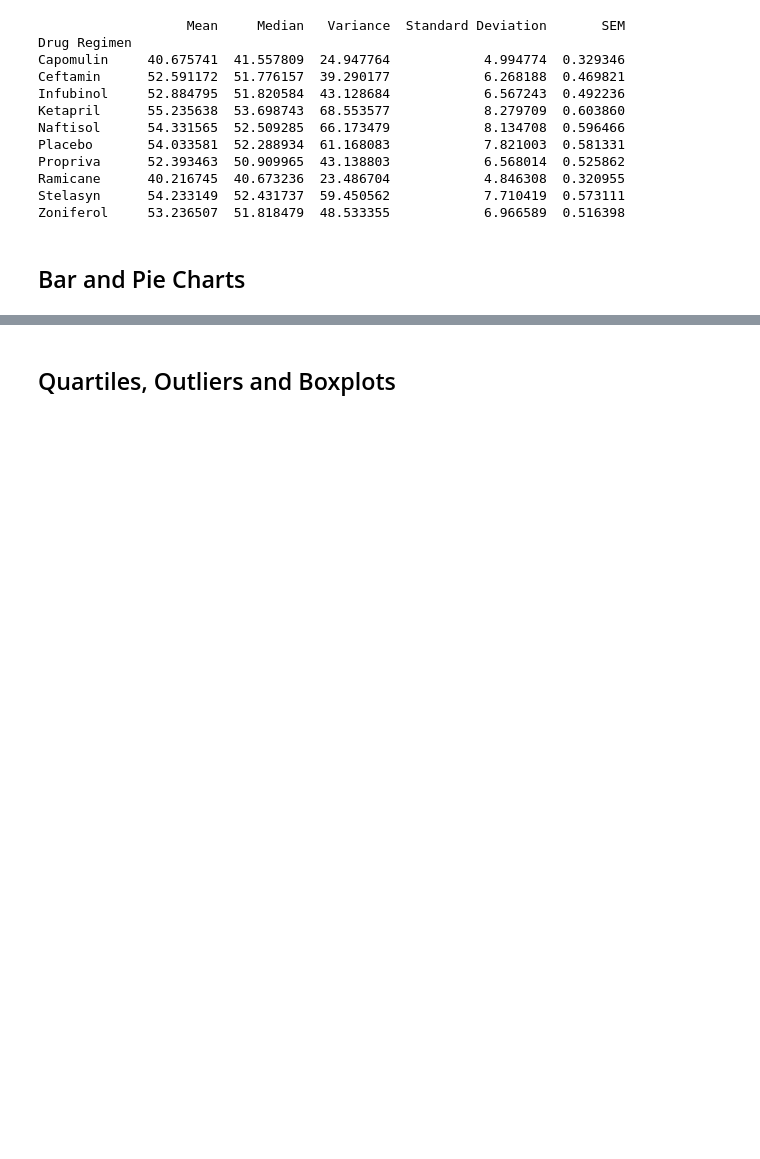
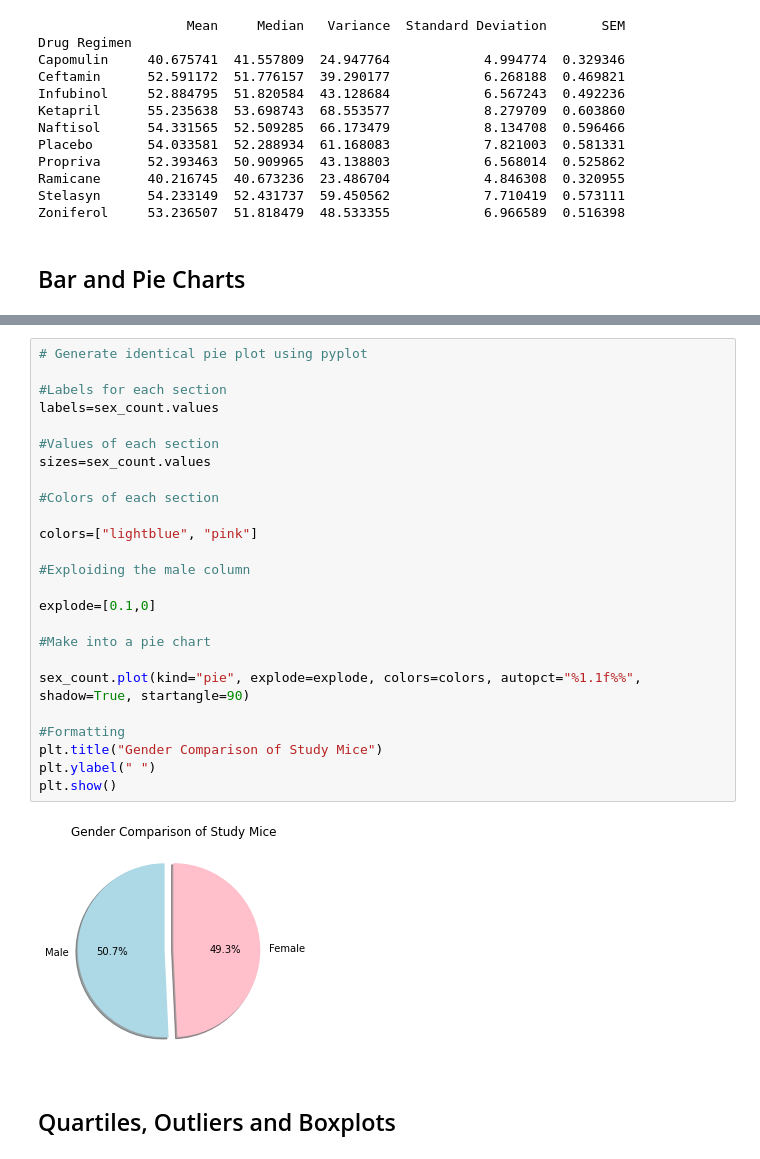
Before and after one commit to timsamson/MatPlotLib_Challange, a Jupyter notebook: pymaceuticals.ipynb, the cells around one changed output, grey strips where cells are left out. Drawn from its saved outputs; the diff is of its cells as text; blank space fills up the shorter version.

```diff
--- a/pymaceuticals.ipynb
+++ b/pymaceuticals.ipynb
@@ -129,3 +177,30 @@ KeyError: 'count'
+# %%
+# Generate identical pie plot using pyplot
+
+#Labels for each section
+labels=sex_count.values
+
+#Values of each section
+sizes=sex_count.values
+
+#Colors of each section
+
+colors=["lightblue", "pink"]
+
+#Exploiding the male column
+
+explode=[0.1,0]
+
+#Make into a pie chart
+
+sex_count.plot(kind="pie", explode=explode, colors=colors, autopct="%1.1f%%", shadow=True, startangle=90)
+
+#Formatting
+plt.title("Gender Comparison of Study Mice")
+plt.ylabel(" ")
+plt.show()
+# %% [output]
+[figure, added]
 # %% [markdown]
 ## Quartiles, Outliers and Boxplots
 # %%
```
Also changed, not shown: parts of 9 cells of this notebook.
